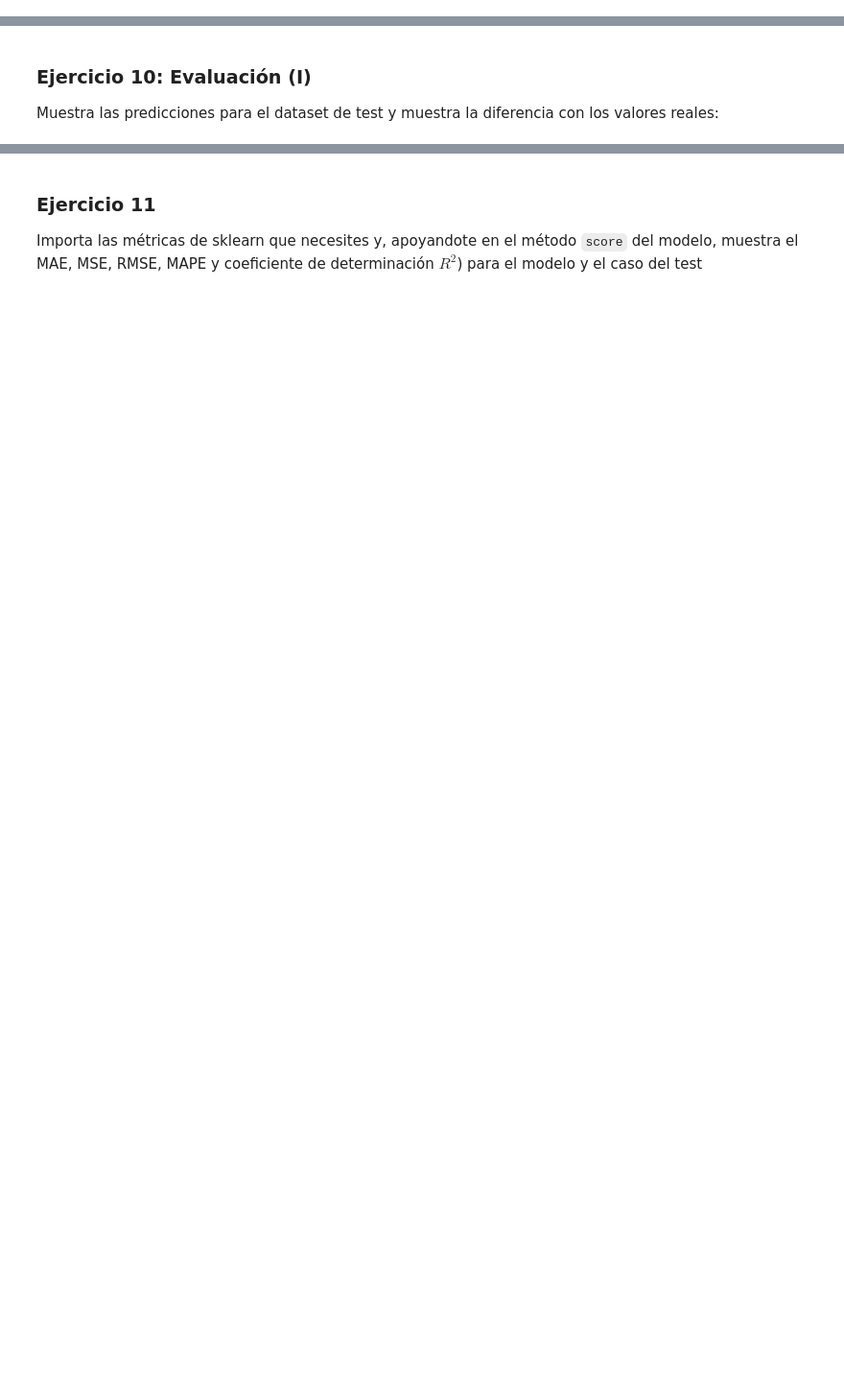
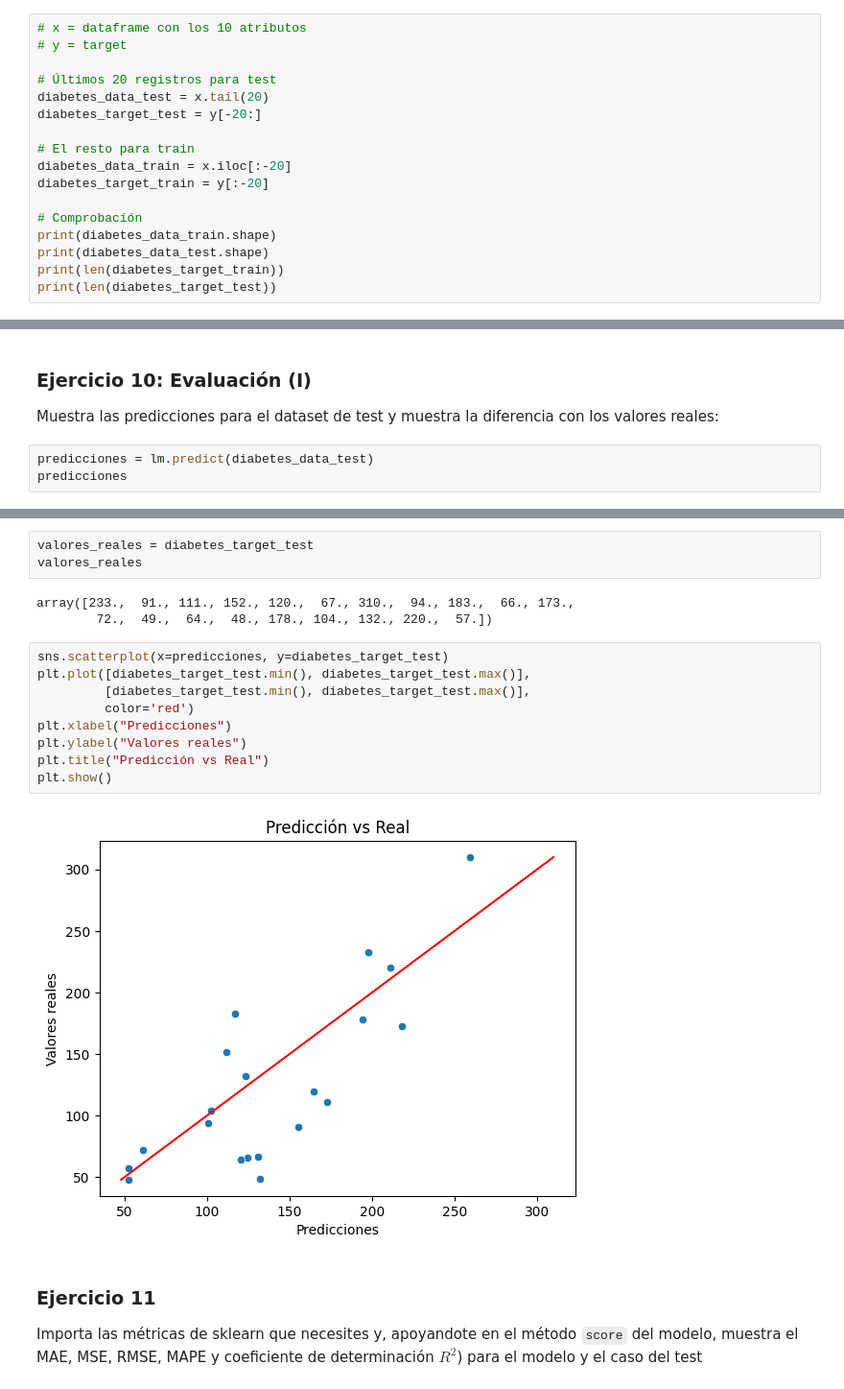
Before and after one commit to MHHsim/DS-Online-Marta-Harana, a Jupyter notebook: 04_Machine_Learning/Sprint_10/Unidad_01_ML_Supervisado_Regresion_Lineal_Regularizacion/02_Ejercicios_Workout/13_Ejercicios_Modelado_RL.ipynb, the cells around one changed output, grey strips where cells are left out. Shown at 96% size. Cells and saved outputs as stored; diff of their text form; blank space fills up the shorter version.

```diff
--- a/04_Machine_Learning/Sprint_10/Unidad_01_ML_Supervisado_Regresion_Lineal_Regularizacion/02_Ejercicios_Workout/13_Ejercicios_Modelado_RL.ipynb
+++ b/04_Machine_Learning/Sprint_10/Unidad_01_ML_Supervisado_Regresion_Lineal_Regularizacion/02_Ejercicios_Workout/13_Ejercicios_Modelado_RL.ipynb
@@ -41,3 +134,20 @@ Crea una `dataframe` pandas que contenga todos los datos, llamalo `X`. Crea una
 ### Ejercicio 4: Train y test
 
 Crea los dataset de train y test, pero no uses el `train_test_split` de `sklearn`. Crea los siguientes datasets: `diabetes_data_train`, `diabetes_target_train`, `diabetes_data_test` y `diabetes_target_test`. Usa los últimos 20 registros para los datos de prueba y el resto para los datos de entrenamiento.
+# %%
+# x = dataframe con los 10 atributos
+# y = target
+
+# Últimos 20 registros para test
+diabetes_data_test = x.tail(20)
+diabetes_target_test = y[-20:]
+
+# El resto para train
+diabetes_data_train = x.iloc[:-20]
+diabetes_target_train = y[:-20]
+
+# Comprobación
+print(diabetes_data_train.shape)
+print(diabetes_data_test.shape)
+print(len(diabetes_target_train))
+print(len(diabetes_target_test))
@@ -67,3 +279,6 @@ Escribe la función de regresión, que constituye el corazón del modelo, (aprox
 ### Ejercicio 10: Evaluación (I)
 
 Muestra las predicciones para el dataset de test y muestra la diferencia con los valores reales:
+# %%
+predicciones = lm.predict(diabetes_data_test)
+predicciones
@@ -70,3 +291,20 @@ Muestra las predicciones para el dataset de test y muestra la diferencia con los
+# %%
+valores_reales = diabetes_target_test
+valores_reales
+# %% [output]
+array([233.,  91., 111., 152., 120.,  67., 310.,  94., 183.,  66., 173.,
+        72.,  49.,  64.,  48., 178., 104., 132., 220.,  57.])
+# %%
+sns.scatterplot(x=predicciones, y=diabetes_target_test)
+plt.plot([diabetes_target_test.min(), diabetes_target_test.max()],
+         [diabetes_target_test.min(), diabetes_target_test.max()],
+         color='red')
+plt.xlabel("Predicciones")
+plt.ylabel("Valores reales")
+plt.title("Predicción vs Real")
+plt.show()
+# %% [output]
+[figure, added]
 # %% [markdown]
 ### Ejercicio 11
 
```
Also changed, not shown: parts of 28 cells of this notebook, 1 other file.
